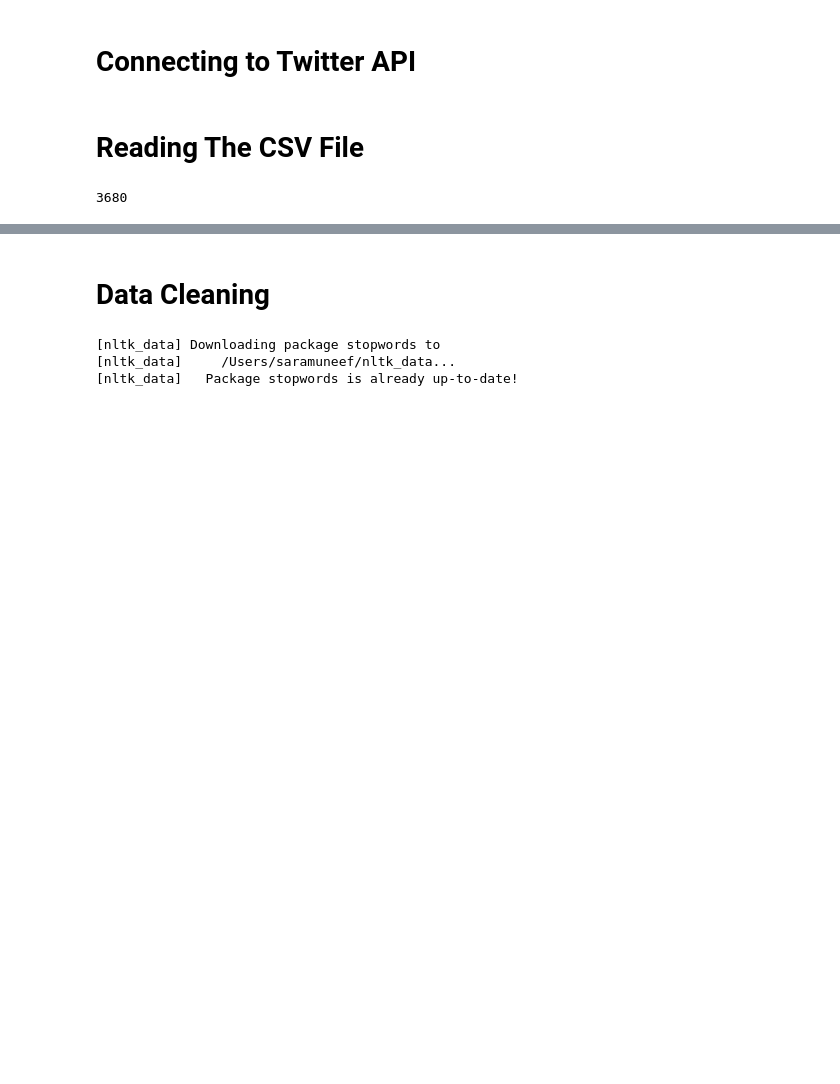
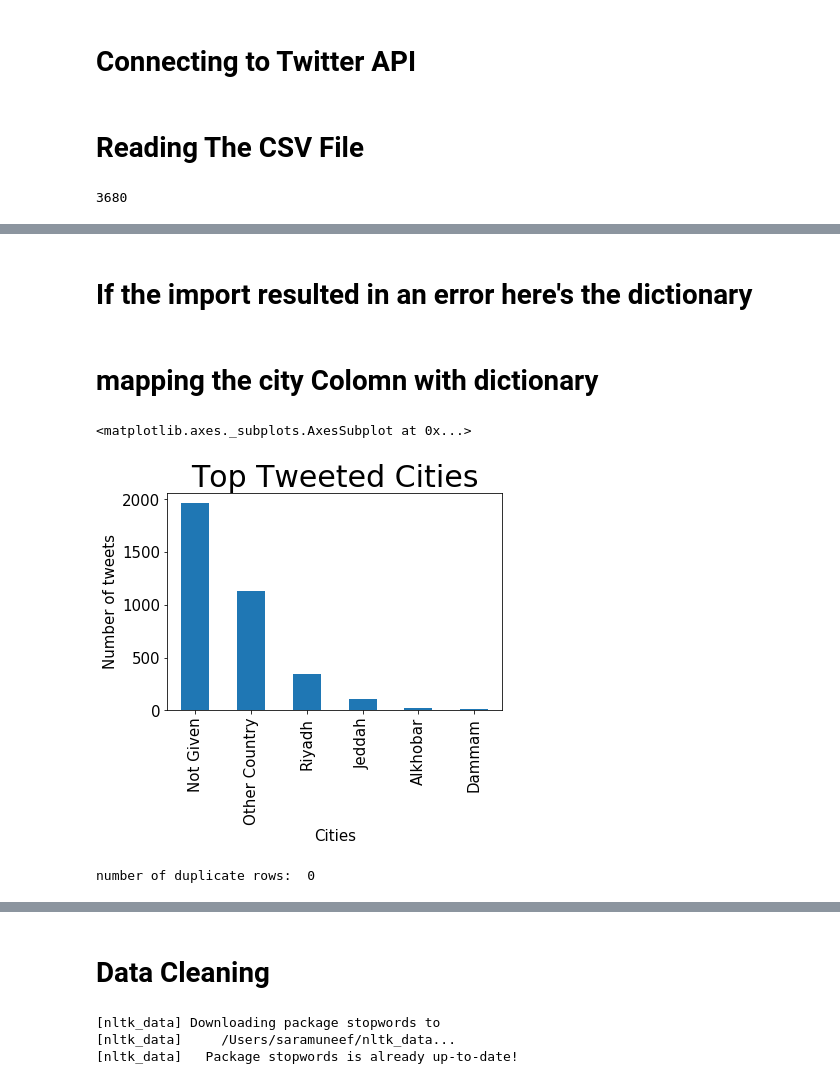
Before and after one commit to sarahalmunif/CloudProject, a Jupyter notebook: aramco (3).ipynb, the cells around one changed output, grey strips where cells are left out. Drawn from its saved outputs; the diff is of its cells as text; code cells hidden in the pictures; blank space fills up the shorter version.

Commit message:
City colomn

```diff
--- a/aramco (3).ipynb
+++ b/aramco (3).ipynb
@@ -77,0 +92,3 @@ dtype: int64
+# %%
+# replace NA values
+df['location'].fillna("Not Given", inplace=True)
@@ -77,0 +99,2 @@ dtype: int64
+# %% [markdown]
+# If the import resulted in an error here's the dictionary
@@ -78,3 +203,31 @@ dtype: int64
+# %% [markdown]
+# mapping the city Colomn with dictionary
+# %%
+df['City'] = df['location'].map(CityDictionary)
+df['City'].fillna("Other Country", inplace=True)
+# %%
+tempo =  df['City'].value_counts()
+# visualize the results in a better way!
+fig, ax = plt.subplots()
+
+ax.tick_params(axis='x', labelsize=15)
+ax.tick_params(axis='y', labelsize=15)
+
+ax.set_xlabel('Cities' , fontsize=15)
+ax.set_ylabel('Number of tweets', fontsize=15)
+ax.set_title('Top Tweeted Cities', fontsize=30)
+
+tempo[:6].plot(ax=ax, kind='bar')
+# %% [output]
+<matplotlib.axes._subplots.AxesSubplot at 0x...>
+[figure, added]
+# %%
+# this code is for finding duplicates - Abeer
+df.duplicated()
+duplicate_rows_df = df.duplicated().sum()
+print ("number of duplicate rows: ", duplicate_rows_df)
+# %% [output]
+number of duplicate rows:  0
 # %%
 # Retrieve list of columns
 df.columns
```
Also changed, not shown: parts of 13 cells of this notebook, 1 other file.
